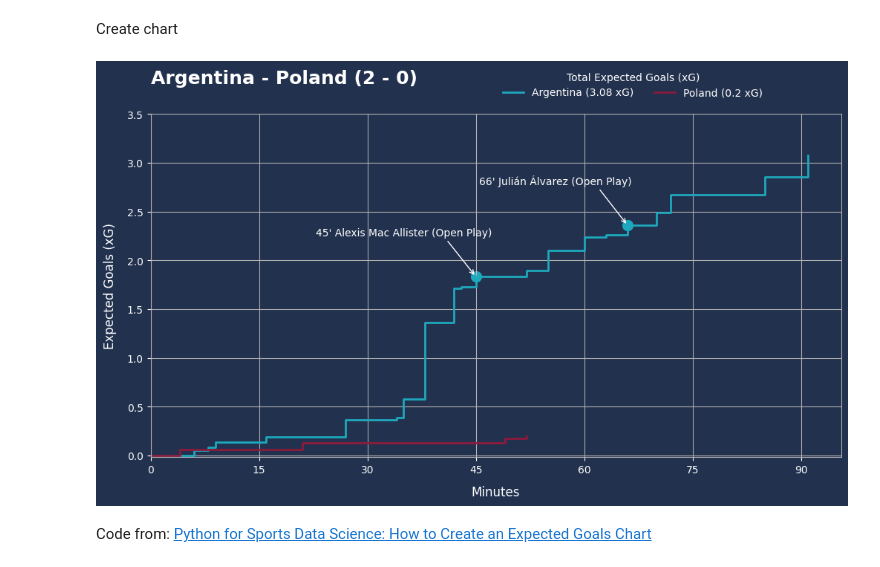
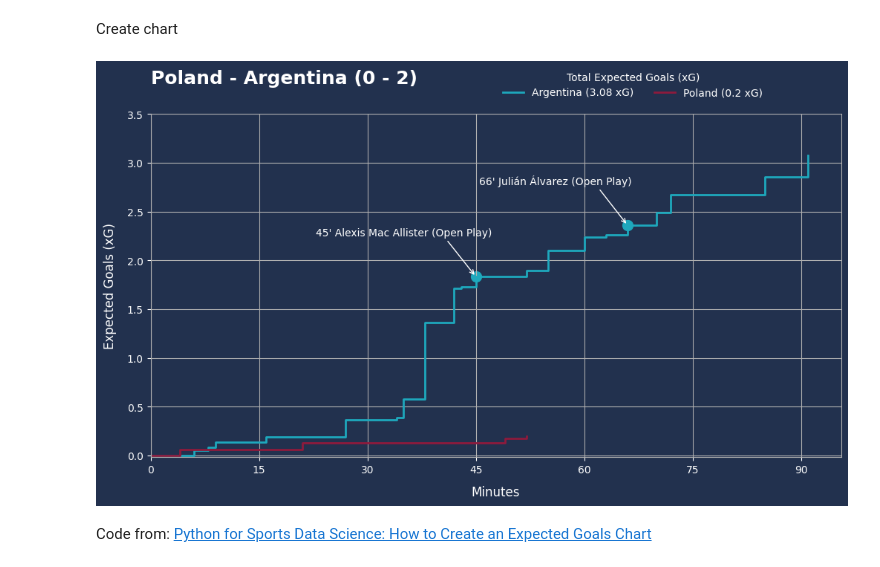
Before and after one commit to MikoPat/Football-statistical-visualisation, a Jupyter notebook: Poland/xGChart_World_Cup.ipynb, the cells around one changed output. Saved outputs shown, nothing was run; the diff lists cells and outputs as text; code cells hidden in the pictures.

Commit message:
changes in graphics

```diff
--- a/Poland/xGChart_World_Cup.ipynb
+++ b/Poland/xGChart_World_Cup.ipynb
@@ -166,34 +166,34 @@ plt.ylim(-0.02)
 plt.grid()
 # color for axis
 ax.spines['top'].set_color('#B0B0B0')
 ax.spines['bottom'].set_color('#B0B0B0')
 ax.spines['right'].set_color('#B0B0B0')
 ax.spines['left'].set_color('#B0B0B0')
 
 ax.tick_params(axis='x', colors='white')
 ax.xaxis.label.set_color('white')
 ax.tick_params(axis='y', colors='white')
 ax.yaxis.label.set_color('white')
 
 # title
-ax.set_title(home_team + " - " + away_team + " (" + h_total_goals + " - " + a_total_goals + ")",fontsize=18,fontweight="bold", color = "white", pad=30, loc="left")
+ax.set_title(away_team + " - " + home_team + " (" + a_total_goals + " - " + h_total_goals + ")",fontsize=18,fontweight="bold", color = "white", pad=30, loc="left")
 
 # legend
 legend = ax.legend(title = 'Total Expected Goals (xG)' ,loc='best', shadow=False, frameon=False, ncol=2,  labelcolor='white', bbox_to_anchor=(0.9, 1.15))
 title = legend.get_title()
 title.set_color("white")
 
 # background colors
 ax.set_facecolor("#22314E")
 fig.patch.set_facecolor('#22314E')
 
 
 plt.ylabel("Expected Goals (xG)", fontsize = 12, labelpad = 10)
 plt.xlabel("Minutes", fontsize = 12, labelpad = 10)
 
 
 plt.savefig('Images/xGChart_World_Cup.png')
 # %% [output]
-[figure, old version]
+[figure, new version]
 # %% [markdown]
 Code from: [Python for Sports Data Science: How to Create an Expected Goals Chart](https://medium.com/@yogakrisanto1129/python-for-sports-data-science-how-to-create-an-expected-goals-chart-3157168a453a)
```
Also changed, not shown: parts of 2 cells of this notebook, 32 other files.
